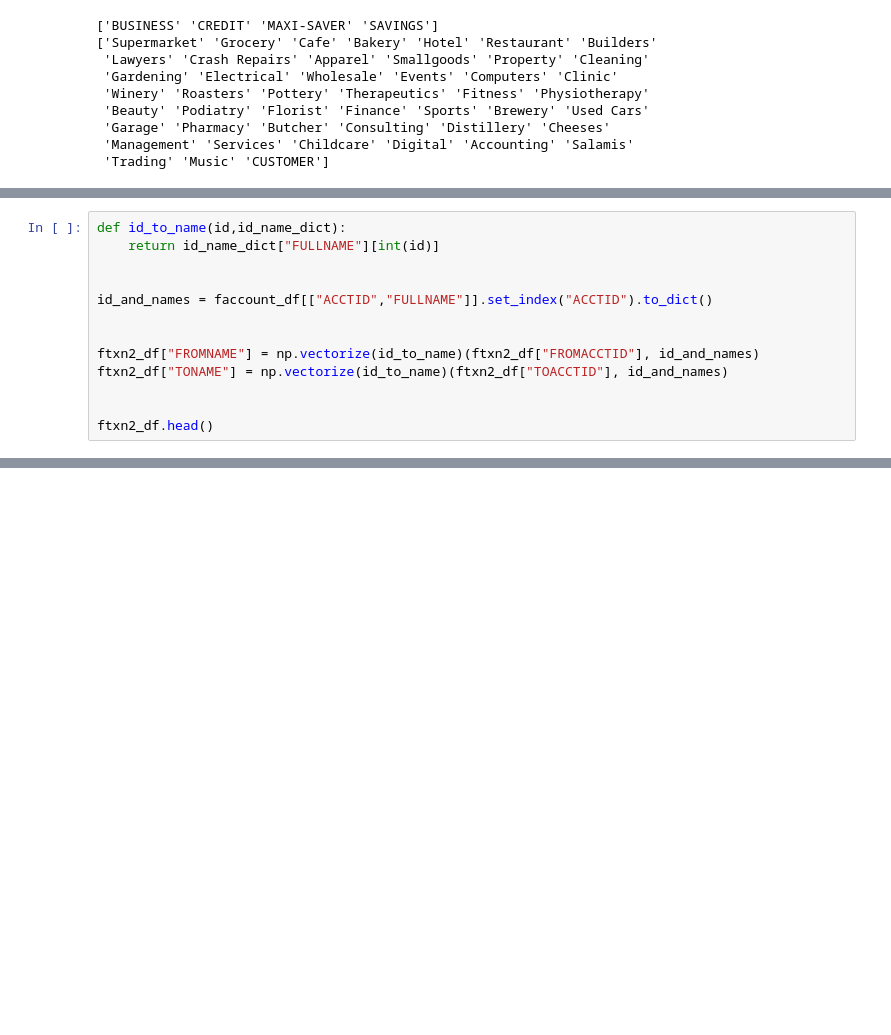
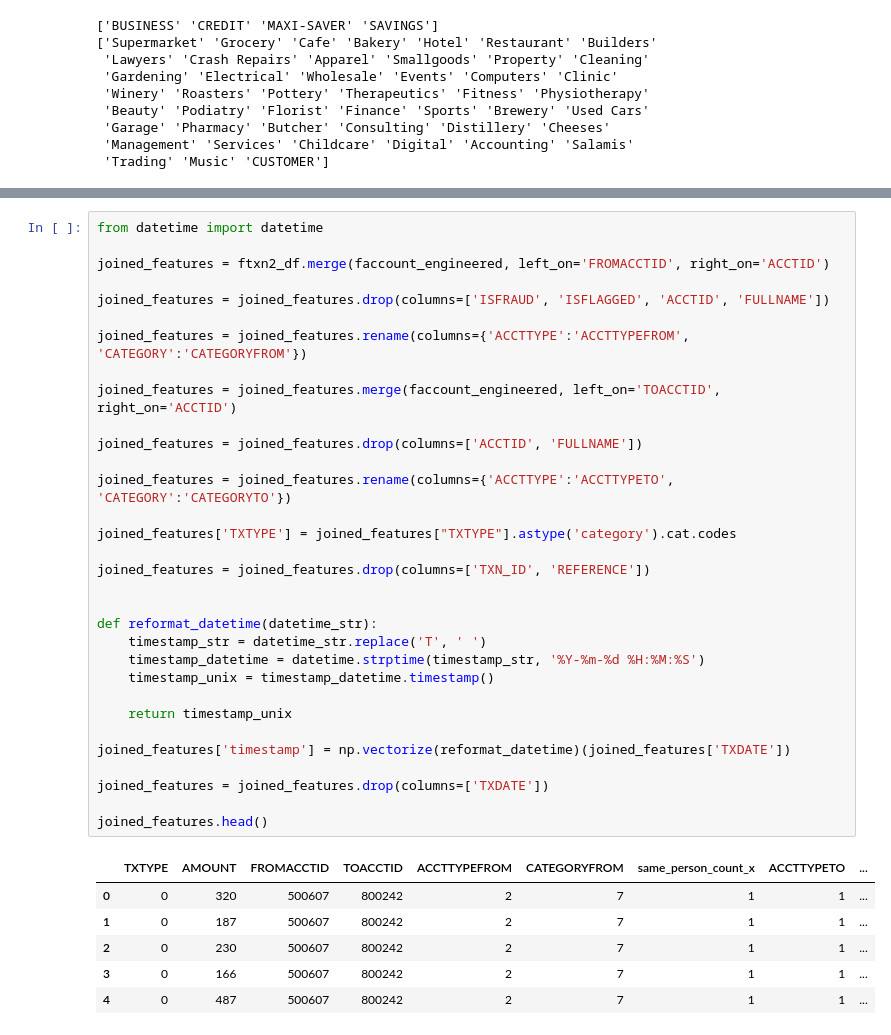
Before and after one commit to Amr-devman/DigitalDefence-Hackathon, a Jupyter notebook: dataset_engineering.ipynb, the cells around one changed output, grey strips where cells are left out. Drawn from its saved outputs; the diff is of its cells as text; blank space fills up the shorter version.

```diff
--- a/dataset_engineering.ipynb
+++ b/dataset_engineering.ipynb
@@ -55,13 +45,0 @@ faccount_df['same_person_count'] = faccount_df.groupby('FULLNAME')['FULLNAME'].t
-# %%
-def id_to_name(id,id_name_dict):
-    return id_name_dict["FULLNAME"][int(id)]
-
-
-id_and_names = faccount_df[["ACCTID","FULLNAME"]].set_index("ACCTID").to_dict()
-
-
-ftxn2_df["FROMNAME"] = np.vectorize(id_to_name)(ftxn2_df["FROMACCTID"], id_and_names)
-ftxn2_df["TONAME"] = np.vectorize(id_to_name)(ftxn2_df["TOACCTID"], id_and_names)
-
-
-ftxn2_df.head()
@@ -74,0 +73,39 @@ ftxn2_df.head()
+# %%
+from datetime import datetime
+
+joined_features = ftxn2_df.merge(faccount_engineered, left_on='FROMACCTID', right_on='ACCTID')
+
+joined_features = joined_features.drop(columns=['ISFRAUD', 'ISFLAGGED', 'ACCTID', 'FULLNAME'])
+
+joined_features = joined_features.rename(columns={'ACCTTYPE':'ACCTTYPEFROM', 'CATEGORY':'CATEGORYFROM'})
+
+joined_features = joined_features.merge(faccount_engineered, left_on='TOACCTID', right_on='ACCTID')
+
+joined_features = joined_features.drop(columns=['ACCTID', 'FULLNAME'])
+
+joined_features = joined_features.rename(columns={'ACCTTYPE':'ACCTTYPETO', 'CATEGORY':'CATEGORYTO'})
+
+joined_features['TXTYPE'] = joined_features["TXTYPE"].astype('category').cat.codes
+
+joined_features = joined_features.drop(columns=['TXN_ID', 'REFERENCE'])
+
+
+def reformat_datetime(datetime_str):
+    timestamp_str = datetime_str.replace('T', ' ')
+    timestamp_datetime = datetime.strptime(timestamp_str, '%Y-%m-%d %H:%M:%S')
+    timestamp_unix = timestamp_datetime.timestamp()
+
+    return timestamp_unix
+
+joined_features['timestamp'] = np.vectorize(reformat_datetime)(joined_features['TXDATE'])
+
+joined_features = joined_features.drop(columns=['TXDATE'])
+
+joined_features.head()
+# %% [output]
+|  | TXTYPE | AMOUNT | FROMACCTID | TOACCTID | ACCTTYPEFROM | CATEGORYFROM | same_person_count_x | ACCTTYPETO | ... |
+| 0 | 0 | 320 | 500607 | 800242 | 2 | 7 | 1 | 1 | ... |
+| 1 | 0 | 187 | 500607 | 800242 | 2 | 7 | 1 | 1 | ... |
+| 2 | 0 | 230 | 500607 | 800242 | 2 | 7 | 1 | 1 | ... |
+| 3 | 0 | 166 | 500607 | 800242 | 2 | 7 | 1 | 1 | ... |
+| 4 | 0 | 487 | 500607 | 800242 | 2 | 7 | 1 | 1 | ... |
```
Also changed, not shown: parts of 5 cells of this notebook, 3 other files.
